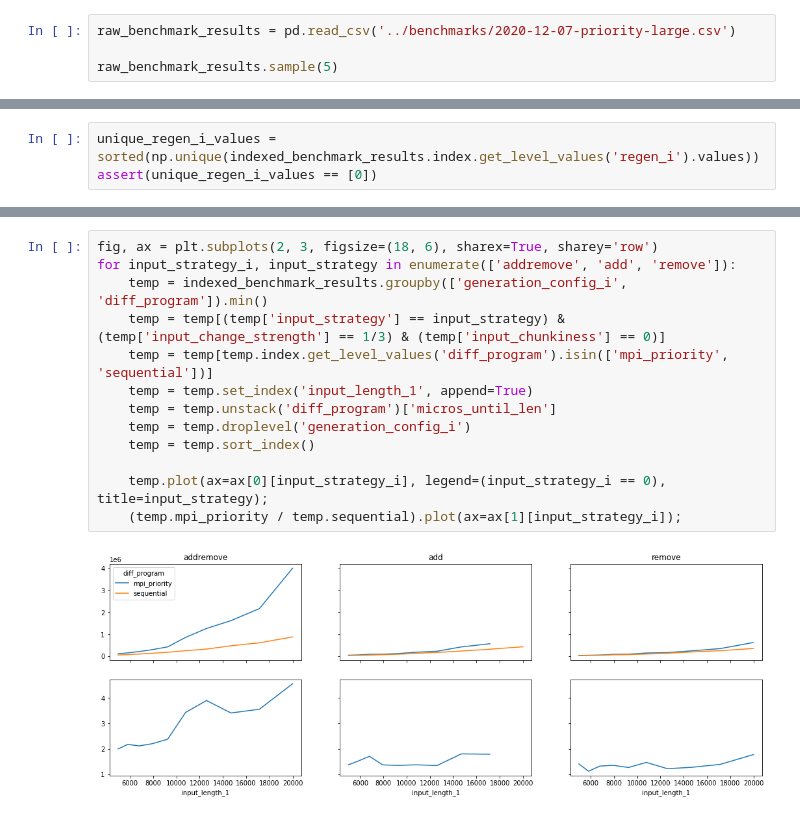
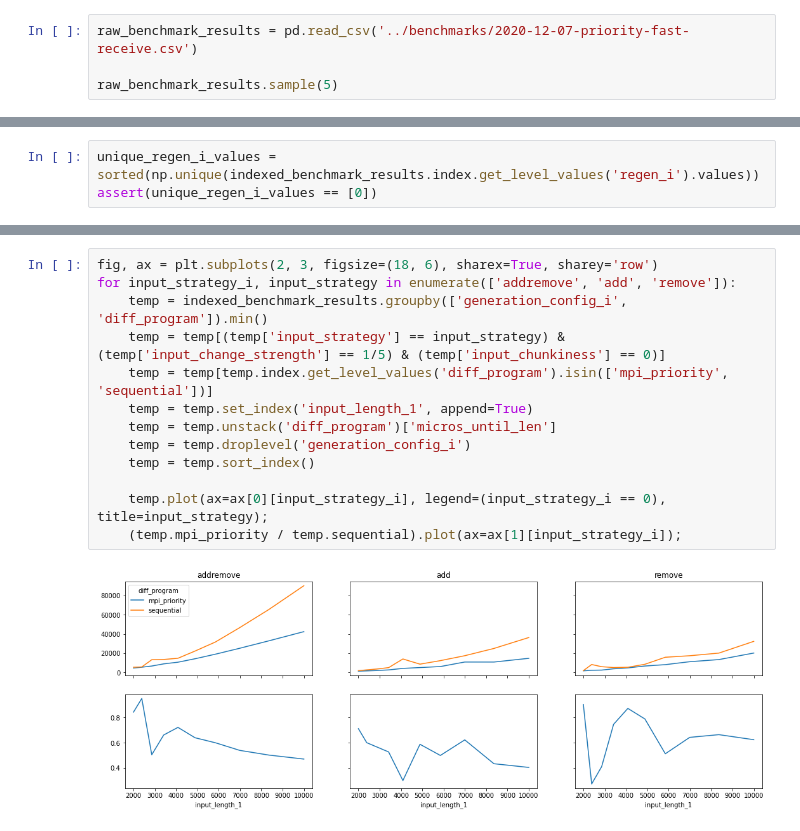
Before and after one commit to tehwalris/mpi-myers-diff, a Jupyter notebook: notebooks/benchmark_analysis_priority.ipynb, the cells around one changed output, grey strips where cells are left out. Saved outputs shown, nothing was run; the diff lists cells and outputs as text.

Commit message:
Benchmark "mpi_priority" after tuning receives

```diff
--- a/notebooks/benchmark_analysis_priority.ipynb
+++ b/notebooks/benchmark_analysis_priority.ipynb
@@ -4,7 +4,7 @@ import pandas as pd
 from matplotlib import pyplot as plt
 import seaborn as sns
 # %%
-raw_benchmark_results = pd.read_csv('../benchmarks/2020-12-07-priority-large.csv')
+raw_benchmark_results = pd.read_csv('../benchmarks/2020-12-07-priority-fast-receive.csv')
 
 raw_benchmark_results.sample(5)
 # %% [output]
@@ -70,18 +70,18 @@ temp.plot(ax=ax[0]);
 # %%
 fig, ax = plt.subplots(2, 3, figsize=(18, 6), sharex=True, sharey='row')
 for input_strategy_i, input_strategy in enumerate(['addremove', 'add', 'remove']):
     temp = indexed_benchmark_results.groupby(['generation_config_i', 'diff_program']).min()
-    temp = temp[(temp['input_strategy'] == input_strategy) & (temp['input_change_strength'] == 1/3) & (temp['input_chunkiness'] == 0)]
+    temp = temp[(temp['input_strategy'] == input_strategy) & (temp['input_change_strength'] == 1/5) & (temp['input_chunkiness'] == 0)]
     temp = temp[temp.index.get_level_values('diff_program').isin(['mpi_priority', 'sequential'])]
     temp = temp.set_index('input_length_1', append=True)
     temp = temp.unstack('diff_program')['micros_until_len']
     temp = temp.droplevel('generation_config_i')
     temp = temp.sort_index()
 
     temp.plot(ax=ax[0][input_strategy_i], legend=(input_strategy_i == 0), title=input_strategy);
     (temp.mpi_priority / temp.sequential).plot(ax=ax[1][input_strategy_i]);
 # %% [output]
-[figure, old version]
+[figure, new version]
 # %%
 fig, ax = plt.subplots(2, 1, figsize=(6, 6), sharex=True)
 
```
Also changed, not shown: parts of 6 cells of this notebook, 1 other file.
